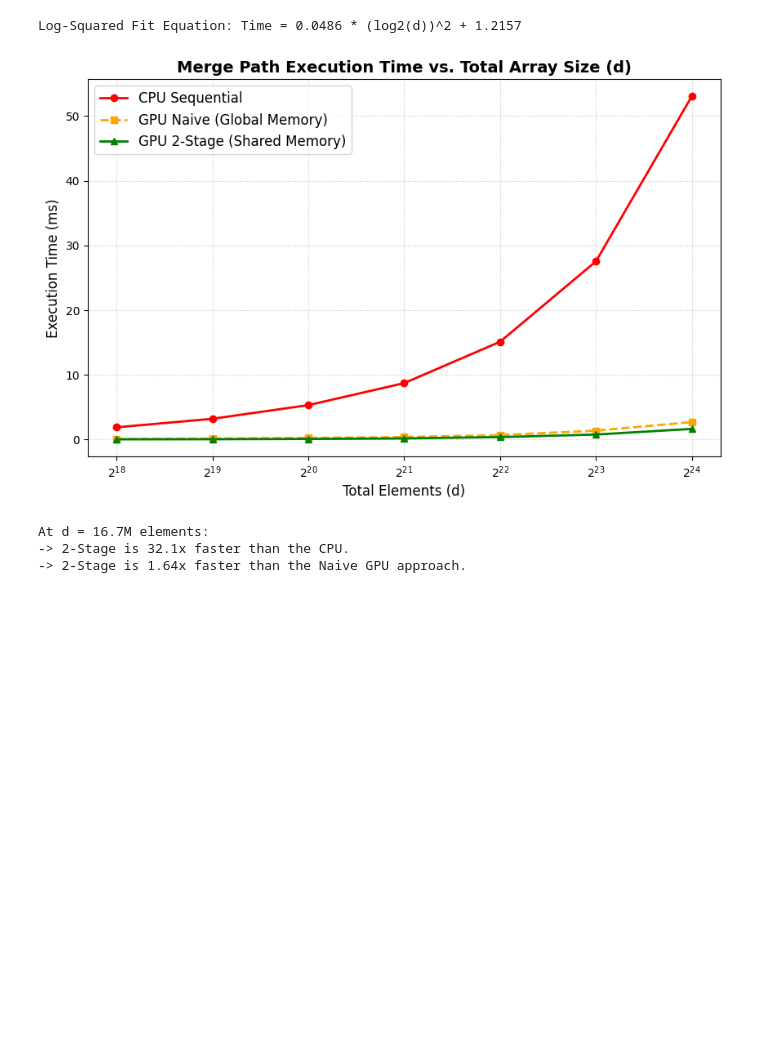
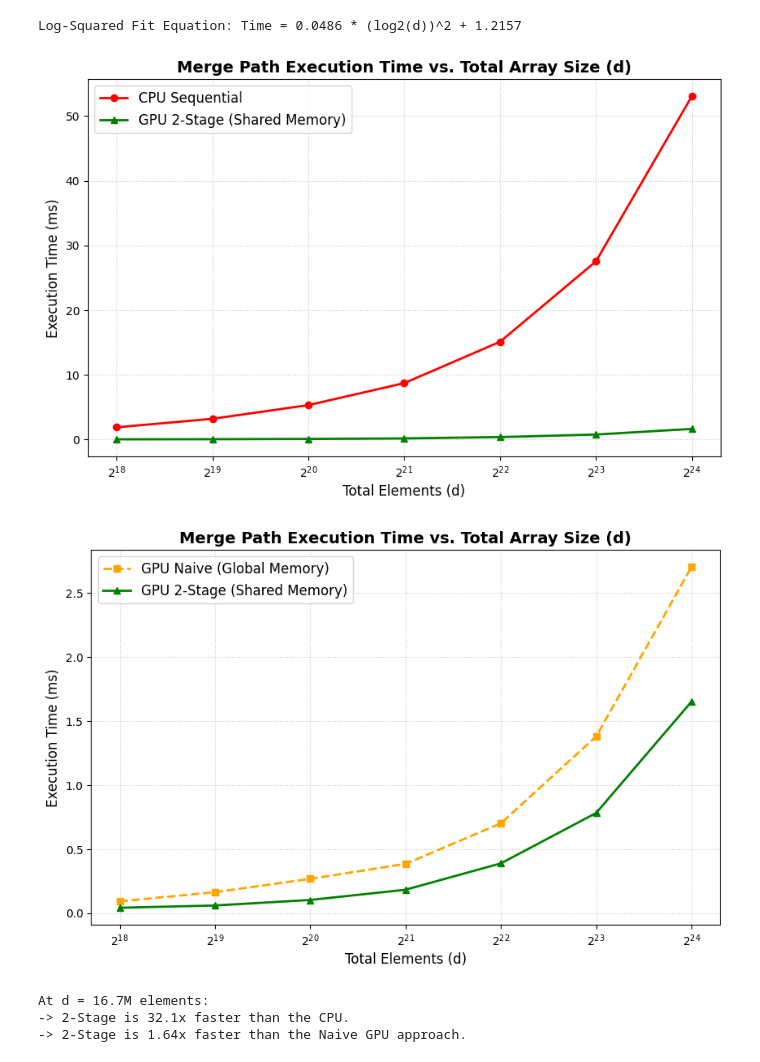
Before and after one commit to ErwanR123/MergeSort_GPU_Programming, a Jupyter notebook: src/notebook.ipynb, the cells around one changed output. Cells and saved outputs as stored; diff of their text form; code cells hidden in the pictures; blank space fills up the shorter version.

```diff
--- a/src/notebook.ipynb
+++ b/src/notebook.ipynb
@@ -97,7 +97,7 @@ plt.figure(figsize=(10, 6))
 
 # Plot all three lines with distinct colors and markers
 plt.plot(d_values, cpu_ms, marker='o', linestyle='-', color='red', linewidth=2, label='CPU Sequential')
-plt.plot(d_values, naive_ms, marker='s', linestyle='--', color='orange', linewidth=2, label='GPU Naive (Global Memory)')
+# plt.plot(d_values, naive_ms, marker='s', linestyle='--', color='orange', linewidth=2, label='GPU Naive (Global Memory)')
 plt.plot(d_values, stage2_ms, marker='^', linestyle='-', color='green', linewidth=2, label='GPU 2-Stage (Shared Memory)')
 
 # 3. Formatting
@@ -109,34 +109,68 @@ plt.ylabel('Execution Time (ms)', fontsize=12)
 plt.xscale('log', base=2)
 # plt.yscale('log')
 
 # Format the Y-axis ticks to show normal numbers instead of scientific notation (10^1)
 ax = plt.gca()
 # ax.yaxis.set_major_formatter(ScalarFormatter())
 # ax.yaxis.set_minor_formatter(ScalarFormatter())
 
 # Add grid lines for readability
 plt.grid(True, which="both", linestyle=':', alpha=0.7)
 plt.legend(fontsize=12)
 
 # Add grid lines for readability
 plt.grid(True, which="both", linestyle=':', alpha=0.7)
 plt.legend(fontsize=12)
 
 # Save the figure in high resolution for your report
 plt.savefig('benchmark_cpu_vs_gpu.png', dpi=300, bbox_inches='tight')
 
 # Display the plot
 plt.show()
 
+plt.figure(figsize=(10, 6))
+plt.plot(d_values, naive_ms, marker='s', linestyle='--', color='orange', linewidth=2, label='GPU Naive (Global Memory)')
+plt.plot(d_values, stage2_ms, marker='^', linestyle='-', color='green', linewidth=2, label='GPU 2-Stage (Shared Memory)')
+
+# 3. Formatting
+plt.title('Merge Path Execution Time vs. Total Array Size (d)', fontsize=14, fontweight='bold')
+plt.xlabel('Total Elements (d)', fontsize=12)
+plt.ylabel('Execution Time (ms)', fontsize=12)
+
+# Use a log scale
+plt.xscale('log', base=2)
+# plt.yscale('log')
+
+# Format the Y-axis ticks to show normal numbers instead of scientific notation (10^1)
+ax = plt.gca()
+# ax.yaxis.set_major_formatter(ScalarFormatter())
+# ax.yaxis.set_minor_formatter(ScalarFormatter())
+
+# Add grid lines for readability
+plt.grid(True, which="both", linestyle=':', alpha=0.7)
+plt.legend(fontsize=12)
+
+# Add grid lines for readability
+plt.grid(True, which="both", linestyle=':', alpha=0.7)
+plt.legend(fontsize=12)
+
+# Save the figure in high resolution for your report
+plt.savefig('benchmark_gpu_naive_vs_gpu.png', dpi=300, bbox_inches='tight')
+
+# Display the plot
+plt.show()
+
+
 # Calculate the final speedups for the report
 speedup_cpu_vs_2stage = cpu_ms[-1] / stage2_ms[-1]
 speedup_naive_vs_2stage = naive_ms[-1] / stage2_ms[-1]
 
 print(f"At d = 16.7M elements:")
 print(f"-> 2-Stage is {speedup_cpu_vs_2stage:.1f}x faster than the CPU.")
 print(f"-> 2-Stage is {speedup_naive_vs_2stage:.2f}x faster than the Naive GPU approach.")
 # %% [output]
-[figure, old version]
+[figure, new version]
+[figure, added]
 At d = 16.7M elements:
 -> 2-Stage is 32.1x faster than the CPU.
 -> 2-Stage is 1.64x faster than the Naive GPU approach.
```
Also changed, not shown: 2 other files.
